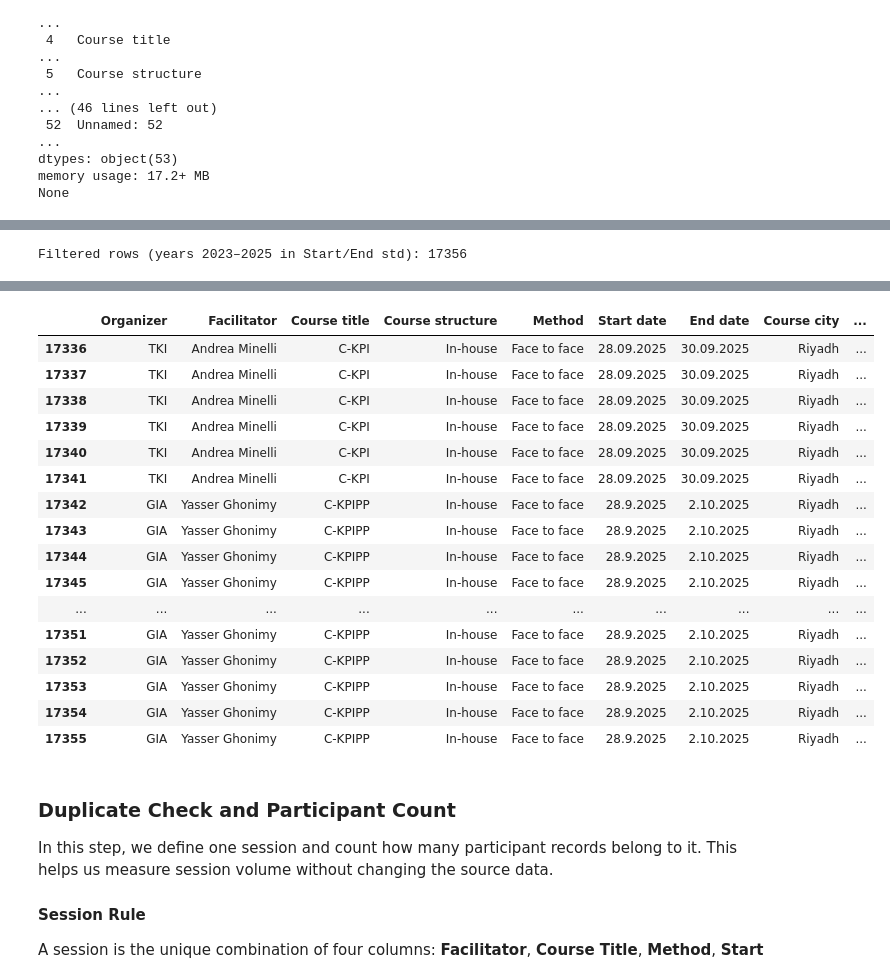
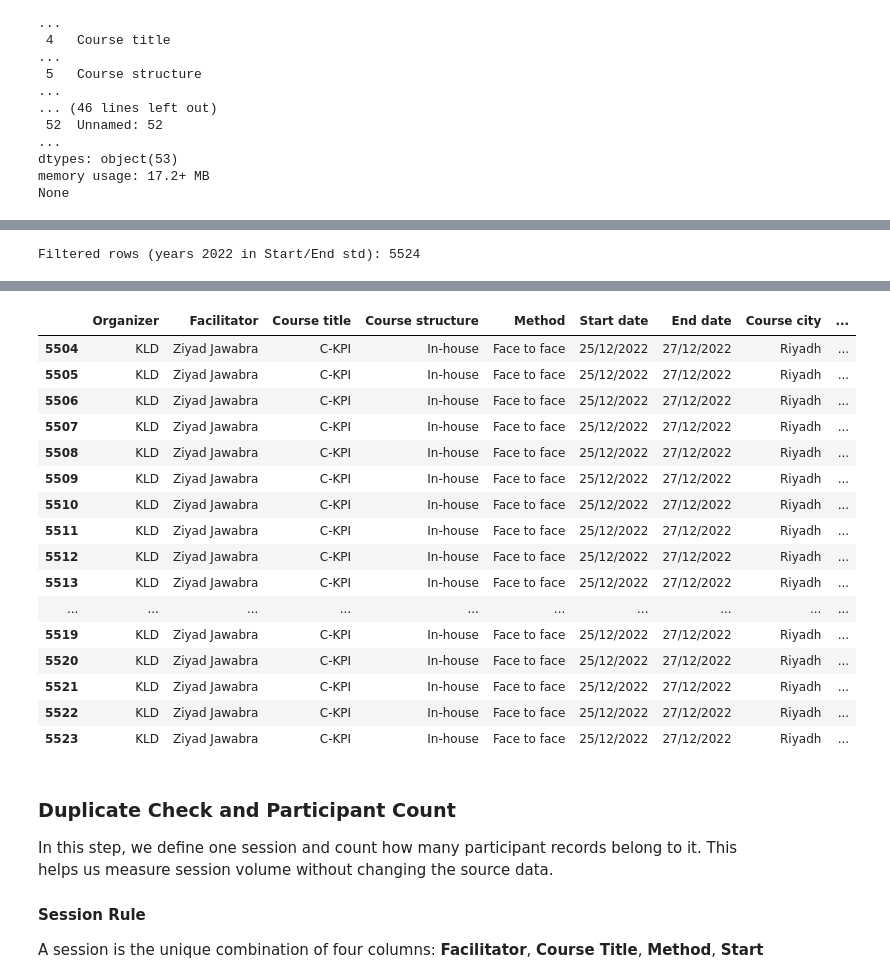
Before and after one commit to adamdandi/training-performance-analysis, a Jupyter notebook: 2023-2025-training-performance-analysis.ipynb, the cells around one changed output, grey strips where cells are left out. Drawn from its saved outputs; the diff is of its cells as text; code cells hidden in the pictures.

```diff
--- a/2023-2025-training-performance-analysis.ipynb
+++ b/2023-2025-training-performance-analysis.ipynb
@@ -152,19 +153,19 @@ course['Start date std'] = parse_dates(course['Start date'])
 course['End date std']   = parse_dates(course['End date'])
 
 # Keep ONLY rows where Start date std OR End date std is in 2023/2024/2025
-valid_years = {2023, 2024, 2025}
+valid_years = {2022}
 mask_years = (
     course['Start date std'].dt.year.isin(valid_years) |
     course['End date std'].dt.year.isin(valid_years)
 )
 course = course[mask_years].reset_index(drop=True)
-# Explicitly exclude any row where Start/End std is in 2022
-course = course[~(course['Start date std'].dt.year.eq(2022) | course['End date std'].dt.year.eq(2022))].reset_index(drop=True)
+# Explicitly exclude any row where Start/End std is in 2021
+course = course[~(course['Start date std'].dt.year.eq(2021) | course['End date std'].dt.year.eq(2021))].reset_index(drop=True)
 
 # (Optional) quick look
-print("Filtered rows (years 2023–2025 in Start/End std):", len(course))
+print("Filtered rows (years 2022 in Start/End std):", len(course))
 display(course.head(20))
 display(course.tail(20))
 # %% [output]
-Filtered rows (years 2023–2025 in Start/End std): 17356
+Filtered rows (years 2022 in Start/End std): 5524
 |  | Organizer | Facilitator | Course title | Course structure | Method | Start date | End date | Course city | ... |
@@ -187,20 +188,20 @@ Filtered rows (years 2023–2025 in Start/End std): 17356
 |  | Organizer | Facilitator | Course title | Course structure | Method | Start date | End date | Course city | ... |
-| 17336 | TKI | Andrea Minelli | C-KPI | In-house | Face to face | 28.09.2025 | 30.09.2025 | Riyadh | ... |
-| 17337 | TKI | Andrea Minelli | C-KPI | In-house | Face to face | 28.09.2025 | 30.09.2025 | Riyadh | ... |
-| 17338 | TKI | Andrea Minelli | C-KPI | In-house | Face to face | 28.09.2025 | 30.09.2025 | Riyadh | ... |
-| 17339 | TKI | Andrea Minelli | C-KPI | In-house | Face to face | 28.09.2025 | 30.09.2025 | Riyadh | ... |
-| 17340 | TKI | Andrea Minelli | C-KPI | In-house | Face to face | 28.09.2025 | 30.09.2025 | Riyadh | ... |
-| 17341 | TKI | Andrea Minelli | C-KPI | In-house | Face to face | 28.09.2025 | 30.09.2025 | Riyadh | ... |
-| 17342 | GIA | Yasser Ghonimy | C-KPIPP | In-house | Face to face | 28.9.2025 | 2.10.2025 | Riyadh | ... |
-| 17343 | GIA | Yasser Ghonimy | C-KPIPP | In-house | Face to face | 28.9.2025 | 2.10.2025 | Riyadh | ... |
-| 17344 | GIA | Yasser Ghonimy | C-KPIPP | In-house | Face to face | 28.9.2025 | 2.10.2025 | Riyadh | ... |
-| 17345 | GIA | Yasser Ghonimy | C-KPIPP | In-house | Face to face | 28.9.2025 | 2.10.2025 | Riyadh | ... |
+| 5504 | KLD | Ziyad Jawabra | C-KPI | In-house | Face to face | 25/12/2022 | 27/12/2022 | Riyadh | ... |
+| 5505 | KLD | Ziyad Jawabra | C-KPI | In-house | Face to face | 25/12/2022 | 27/12/2022 | Riyadh | ... |
+| 5506 | KLD | Ziyad Jawabra | C-KPI | In-house | Face to face | 25/12/2022 | 27/12/2022 | Riyadh | ... |
+| 5507 | KLD | Ziyad Jawabra | C-KPI | In-house | Face to face | 25/12/2022 | 27/12/2022 | Riyadh | ... |
+| 5508 | KLD | Ziyad Jawabra | C-KPI | In-house | Face to face | 25/12/2022 | 27/12/2022 | Riyadh | ... |
+| 5509 | KLD | Ziyad Jawabra | C-KPI | In-house | Face to face | 25/12/2022 | 27/12/2022 | Riyadh | ... |
+| 5510 | KLD | Ziyad Jawabra | C-KPI | In-house | Face to face | 25/12/2022 | 27/12/2022 | Riyadh | ... |
+| 5511 | KLD | Ziyad Jawabra | C-KPI | In-house | Face to face | 25/12/2022 | 27/12/2022 | Riyadh | ... |
+| 5512 | KLD | Ziyad Jawabra | C-KPI | In-house | Face to face | 25/12/2022 | 27/12/2022 | Riyadh | ... |
+| 5513 | KLD | Ziyad Jawabra | C-KPI | In-house | Face to face | 25/12/2022 | 27/12/2022 | Riyadh | ... |
 | ... | ... | ... | ... | ... | ... | ... | ... | ... | ... |
-| 17351 | GIA | Yasser Ghonimy | C-KPIPP | In-house | Face to face | 28.9.2025 | 2.10.2025 | Riyadh | ... |
-| 17352 | GIA | Yasser Ghonimy | C-KPIPP | In-house | Face to face | 28.9.2025 | 2.10.2025 | Riyadh | ... |
-| 17353 | GIA | Yasser Ghonimy | C-KPIPP | In-house | Face to face | 28.9.2025 | 2.10.2025 | Riyadh | ... |
-| 17354 | GIA | Yasser Ghonimy | C-KPIPP | In-house | Face to face | 28.9.2025 | 2.10.2025 | Riyadh | ... |
-| 17355 | GIA | Yasser Ghonimy | C-KPIPP | In-house | Face to face | 28.9.2025 | 2.10.2025 | Riyadh | ... |
+| 5519 | KLD | Ziyad Jawabra | C-KPI | In-house | Face to face | 25/12/2022 | 27/12/2022 | Riyadh | ... |
+| 5520 | KLD | Ziyad Jawabra | C-KPI | In-house | Face to face | 25/12/2022 | 27/12/2022 | Riyadh | ... |
+| 5521 | KLD | Ziyad Jawabra | C-KPI | In-house | Face to face | 25/12/2022 | 27/12/2022 | Riyadh | ... |
+| 5522 | KLD | Ziyad Jawabra | C-KPI | In-house | Face to face | 25/12/2022 | 27/12/2022 | Riyadh | ... |
+| 5523 | KLD | Ziyad Jawabra | C-KPI | In-house | Face to face | 25/12/2022 | 27/12/2022 | Riyadh | ... |
 # %% [markdown]
 ### Duplicate Check and Participant Count
 
```
Also changed, not shown: parts of 22 cells of this notebook.
